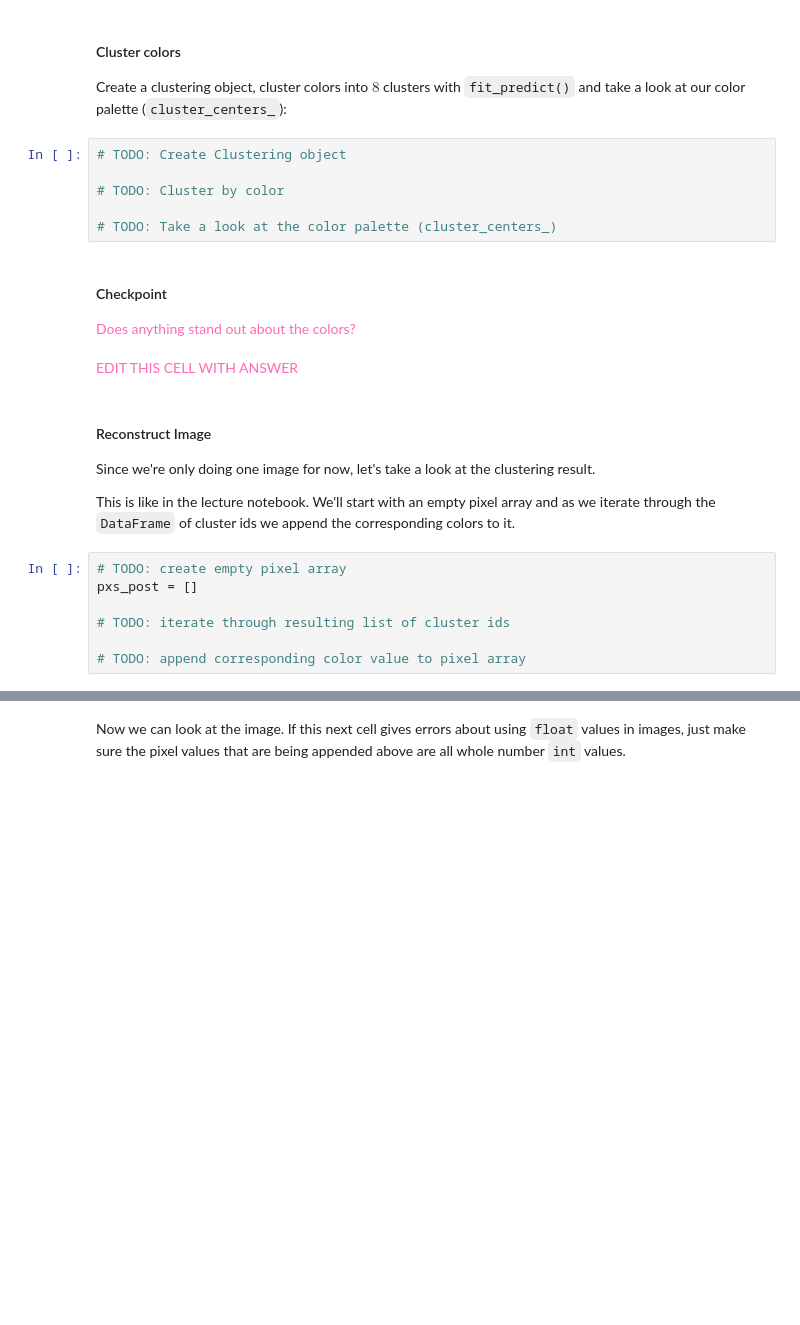
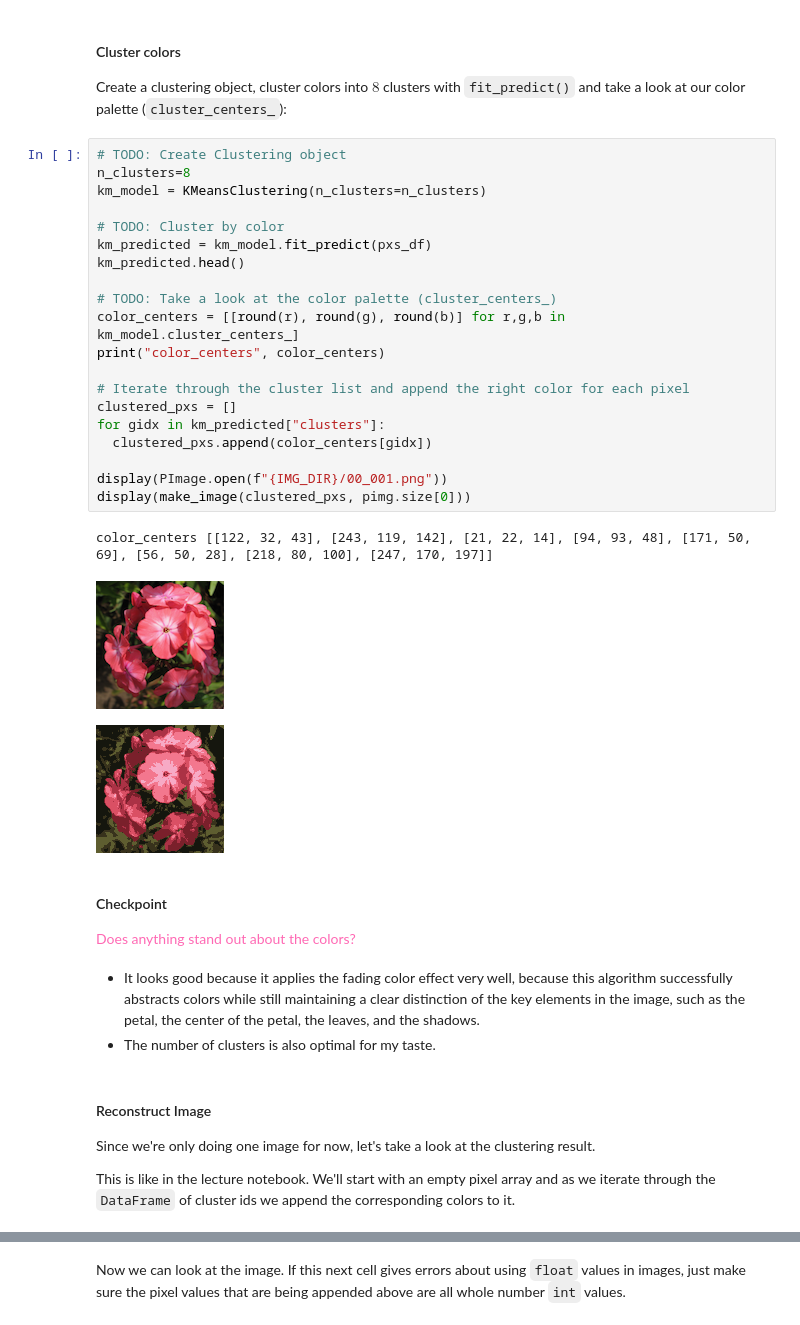
Before and after one commit to takuman-parsons-ml/Homework08, a Jupyter notebook: Homework08.ipynb, the cells around one changed output, grey strips where cells are left out. Saved outputs shown, nothing was run; the diff lists cells and outputs as text; blank space fills up the shorter version.

```diff
--- a/Homework08.ipynb
+++ b/Homework08.ipynb
@@ -196,30 +364,42 @@ pxs_df = pd.DataFrame(pxs, columns=["R", "G", "B"])
 #### Cluster colors
 
 Create a clustering object, cluster colors into $8$ clusters with `fit_predict()` and take a look at our color palette (`cluster_centers_`):
-# %%
-# TODO: Create Clustering object
-
-# TODO: Cluster by color
-
-# TODO: Take a look at the color palette (cluster_centers_)
+# %%
+# TODO: Create Clustering object
+n_clusters=8
+km_model = KMeansClustering(n_clusters=n_clusters)
+
+# TODO: Cluster by color
+km_predicted = km_model.fit_predict(pxs_df)
+km_predicted.head()
+
+# TODO: Take a look at the color palette (cluster_centers_)
+color_centers = [[round(r), round(g), round(b)] for r,g,b in km_model.cluster_centers_]
+print("color_centers", color_centers)
+
+# Iterate through the cluster list and append the right color for each pixel
+clustered_pxs = []
+for gidx in km_predicted["clusters"]:
+  clustered_pxs.append(color_centers[gidx])
+
+display(PImage.open(f"{IMG_DIR}/00_001.png"))
+display(make_image(clustered_pxs, pimg.size[0]))
+# %% [output]
+color_centers [[122, 32, 43], [243, 119, 142], [21, 22, 14], [94, 93, 48], [171, 50, 69], [56, 50, 28], [218, 80, 100], [247, 170, 197]]
+[figure, added]
+[figure, added]
 # %% [markdown]
 #### Checkpoint
 
 <span style="color:hotpink;">
 Does anything stand out about the colors?
 </span>
-# %% [markdown]
-<span style="color:hotpink;">EDIT THIS CELL WITH ANSWER</span>
+# %% [markdown]
+- It looks good because it applies the fading color effect very well, because this algorithm successfully abstracts colors while still maintaining a clear distinction of the key elements in the image, such as the petal, the center of the petal, the leaves, and the shadows.
+- The number of clusters is also optimal for my taste.
 # %% [markdown]
 #### Reconstruct Image
 
 Since we're only doing one image for now, let's take a look at the clustering result.
 
 This is like in the lecture notebook. We'll start with an empty pixel array and as we iterate through the `DataFrame` of cluster ids we append the corresponding colors to it.
-# %%
-# TODO: create empty pixel array
-pxs_post = []
-
-# TODO: iterate through resulting list of cluster ids
-
-# TODO: append corresponding color value to pixel array
```
Also changed, not shown: parts of 40 cells of this notebook.
